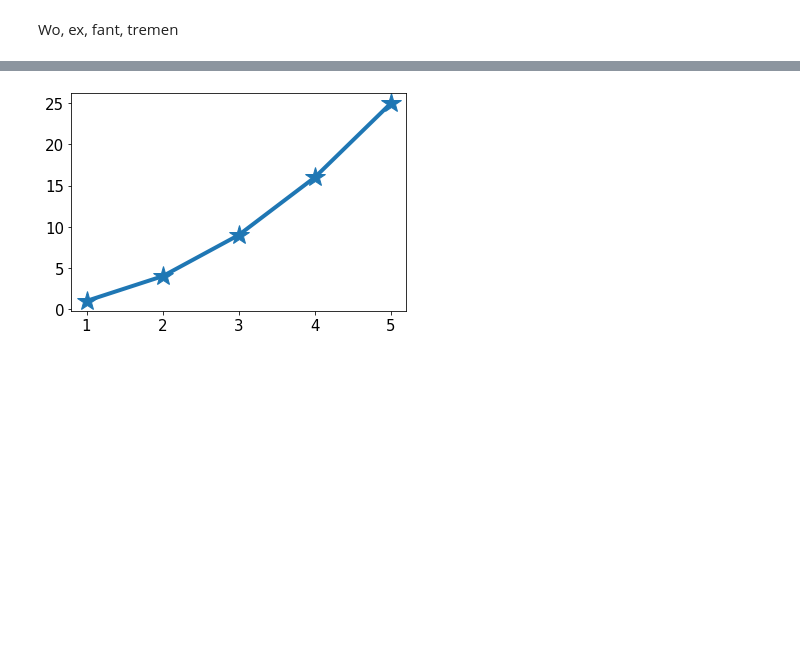
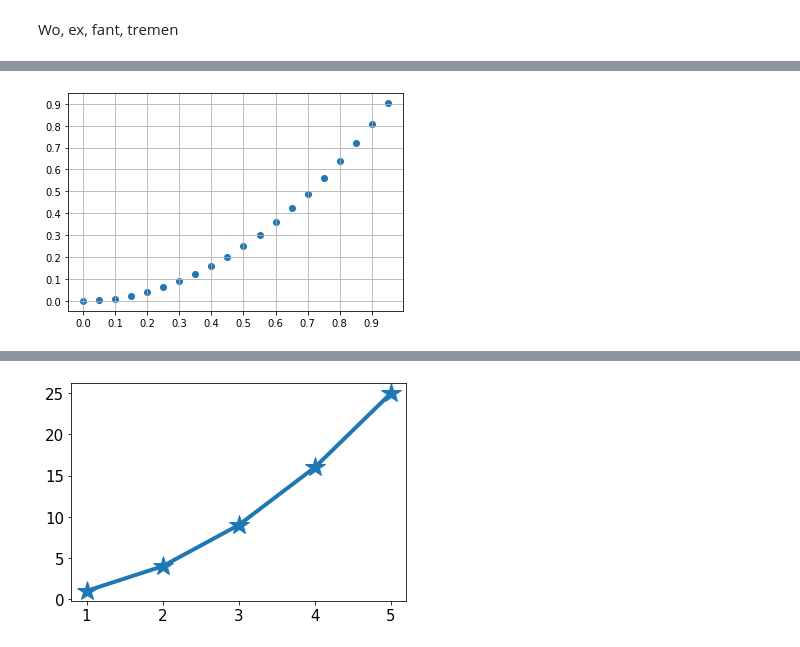
Before and after one commit to MikSm1th/mit, a Jupyter notebook: matplot_master.ipynb, the cells around one changed output, grey strips where cells are left out. Drawn from its saved outputs; the diff is of its cells as text; code cells hidden in the pictures; blank space fills up the shorter version.

```diff
--- a/matplot_master.ipynb
+++ b/matplot_master.ipynb
@@ -14,0 +19,11 @@ mpl.rc('lines', linewidth=4, linestyle='-', marker='*')
+# %%
+x = np.arange(0, 1, 0.05)
+y = np.power(x, 2)
+
+ax.set_xticks(np.arange(0, 1, 0.1))
+ax.set_yticks(np.arange(0, 1., 0.1))
+plt.scatter(x, y)
+plt.grid(True)
+plt.show()
+# %% [output]
+[figure, added]
```
Also changed, not shown: parts of 12 cells of this notebook, 1 other file.
